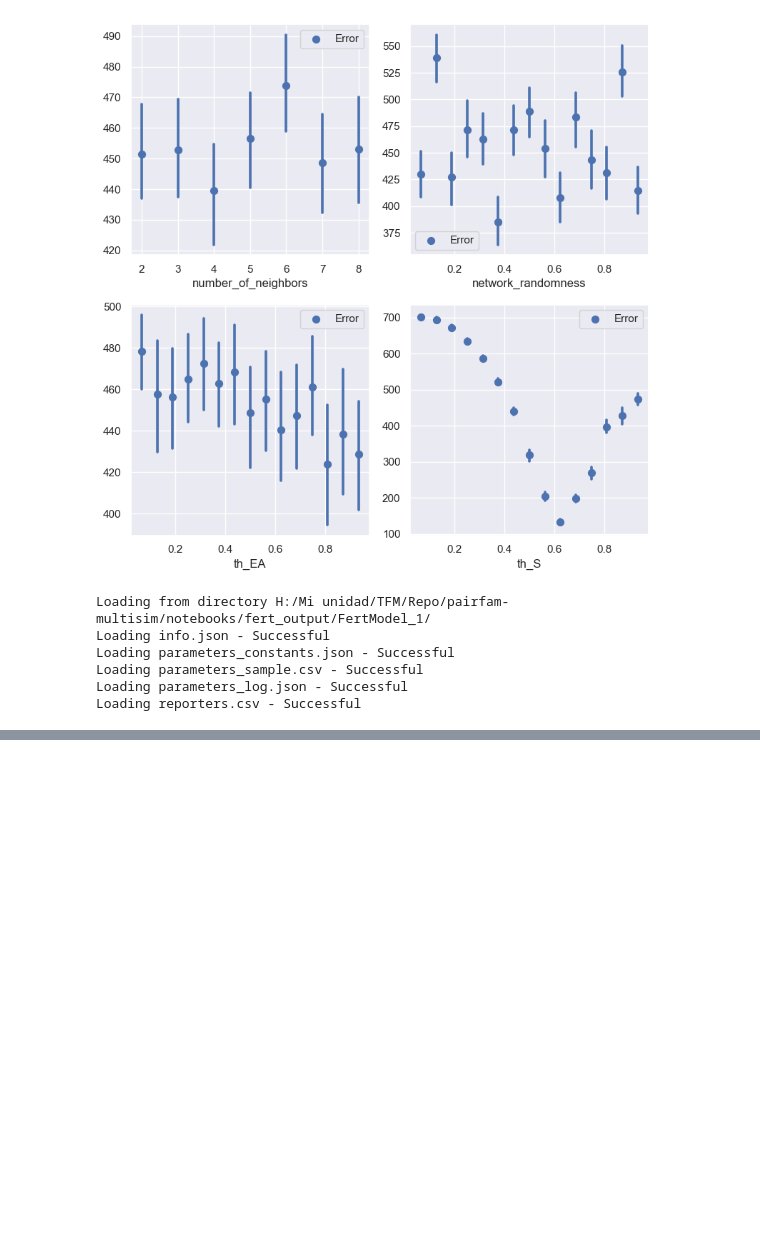
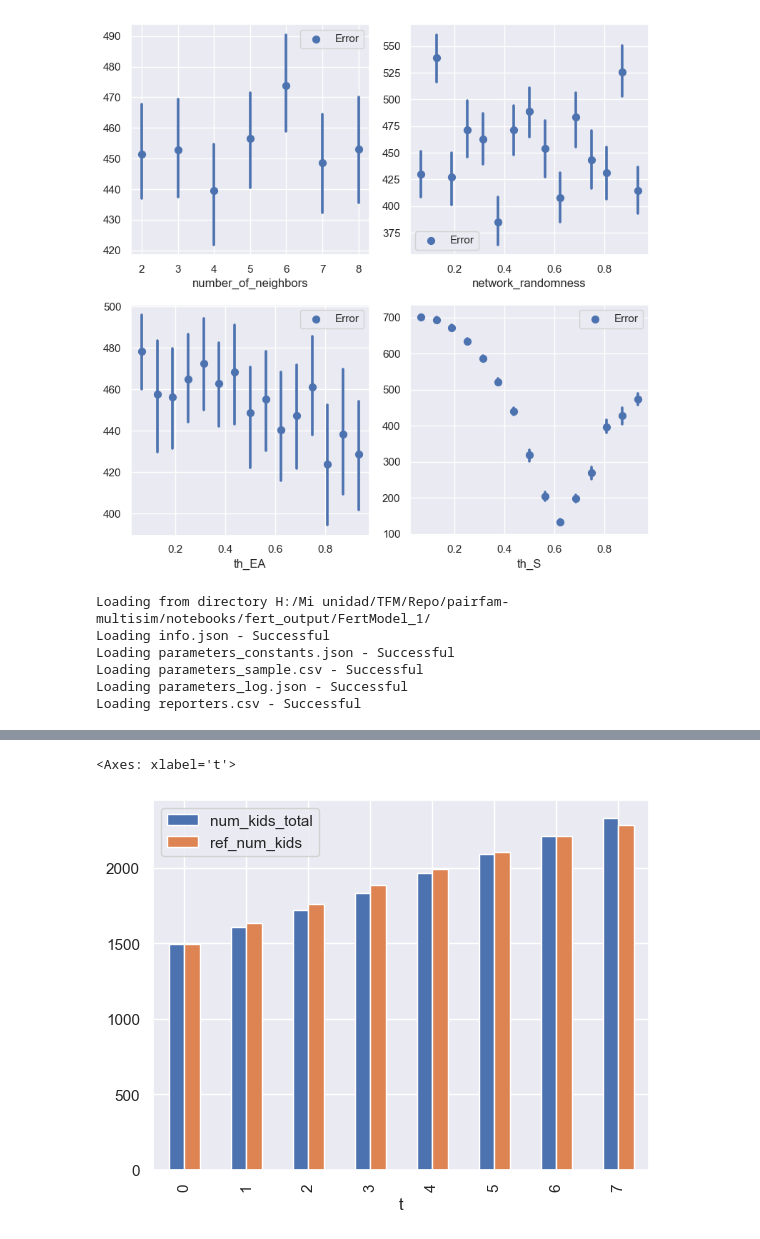
Before and after one commit to jperezvisaires/pairfam-multisim, a Jupyter notebook: notebooks/agentpy_fertility.ipynb, the cells around one changed output, grey strips where cells are left out. Saved outputs shown, nothing was run; the diff lists cells and outputs as text; code cells hidden in the pictures; blank space fills up the shorter version.

```diff
--- a/notebooks/agentpy_fertility.ipynb
+++ b/notebooks/agentpy_fertility.ipynb
@@ -1154,0 +1155,7 @@ Simulation finished
+# %%
+results_df = results_single.variables.FertModel
+results_df["ref_num_kids"] = ref_num_kids["num_kids_total"]
+results_df.plot(kind = "bar")
+# %% [output]
+<Axes: xlabel='t'>
+[figure, added]
```
Also changed, not shown: parts of 1 cell of this notebook, 1 other file.
